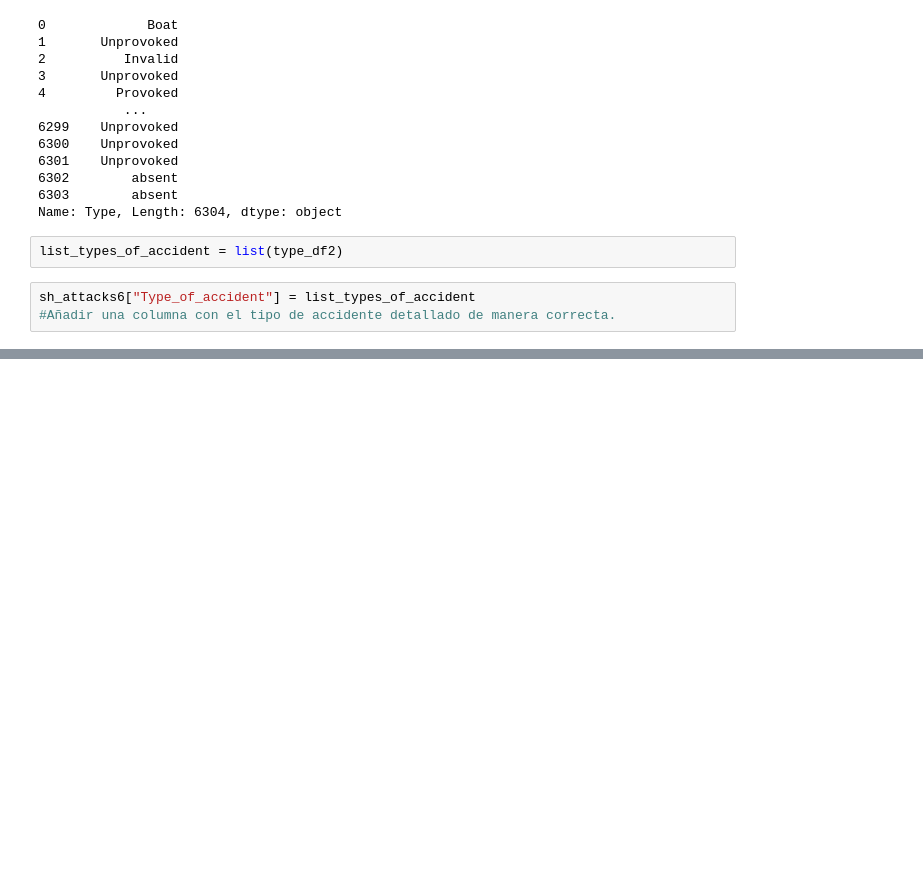
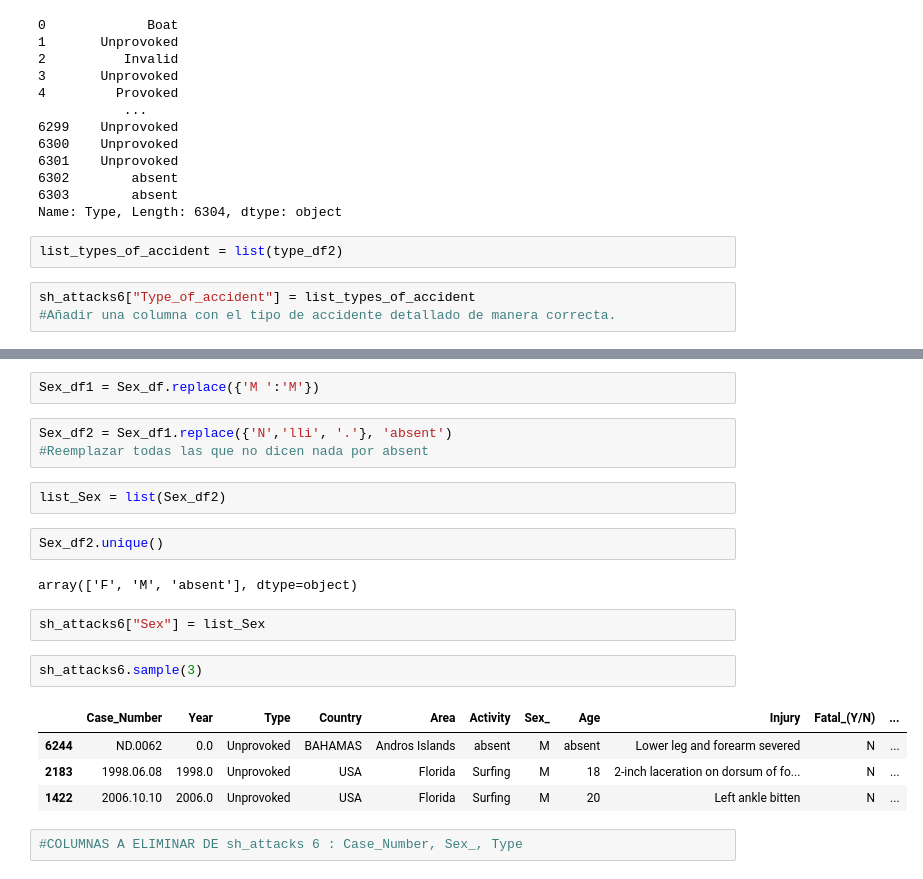
Before and after one commit to jaimecabanyes/Data-cleaning-pandas, a Jupyter notebook: Untitled.ipynb, the cells around one changed output, grey strips where cells are left out. Saved outputs shown, nothing was run; the diff lists cells and outputs as text; blank space fills up the shorter version.

```diff
--- a/Untitled.ipynb
+++ b/Untitled.ipynb
@@ -347,3 +360,25 @@ sh_attacks6["Type_of_accident"] = list_types_of_accident
+# %%
+Sex_df1 = Sex_df.replace({'M ':'M'})
+# %%
+Sex_df2 = Sex_df1.replace({'N','lli', '.'}, 'absent')
+#Reemplazar todas las que no dicen nada por absent
+# %%
+list_Sex = list(Sex_df2)
+# %%
+Sex_df2.unique()
+# %% [output]
+array(['F', 'M', 'absent'], dtype=object)
+# %%
+sh_attacks6["Sex"] = list_Sex
+# %%
+sh_attacks6.sample(3)
+# %% [output]
+|  | Case_Number | Year | Type | Country | Area | Activity | Sex_ | Age | Injury | Fatal_(Y/N) | ... |
+| 6244 | ND.0062 | 0.0 | Unprovoked | BAHAMAS | Andros Islands | absent | M | absent | Lower leg and forearm severed | N | ... |
+| 2183 | 1998.06.08 | 1998.0 | Unprovoked | USA | Florida | Surfing | M | 18 | 2-inch laceration on dorsum of fo... | N | ... |
+| 1422 | 2006.10.10 | 2006.0 | Unprovoked | USA | Florida | Surfing | M | 20 | Left ankle bitten | N | ... |
+# %%
+#COLUMNAS A ELIMINAR DE sh_attacks 6 : Case_Number, Sex_, Type
 # %%
 print(list(sh_attacks6.columns))
 # %% [output]
```
Also changed, not shown: parts of 25 cells of this notebook.
